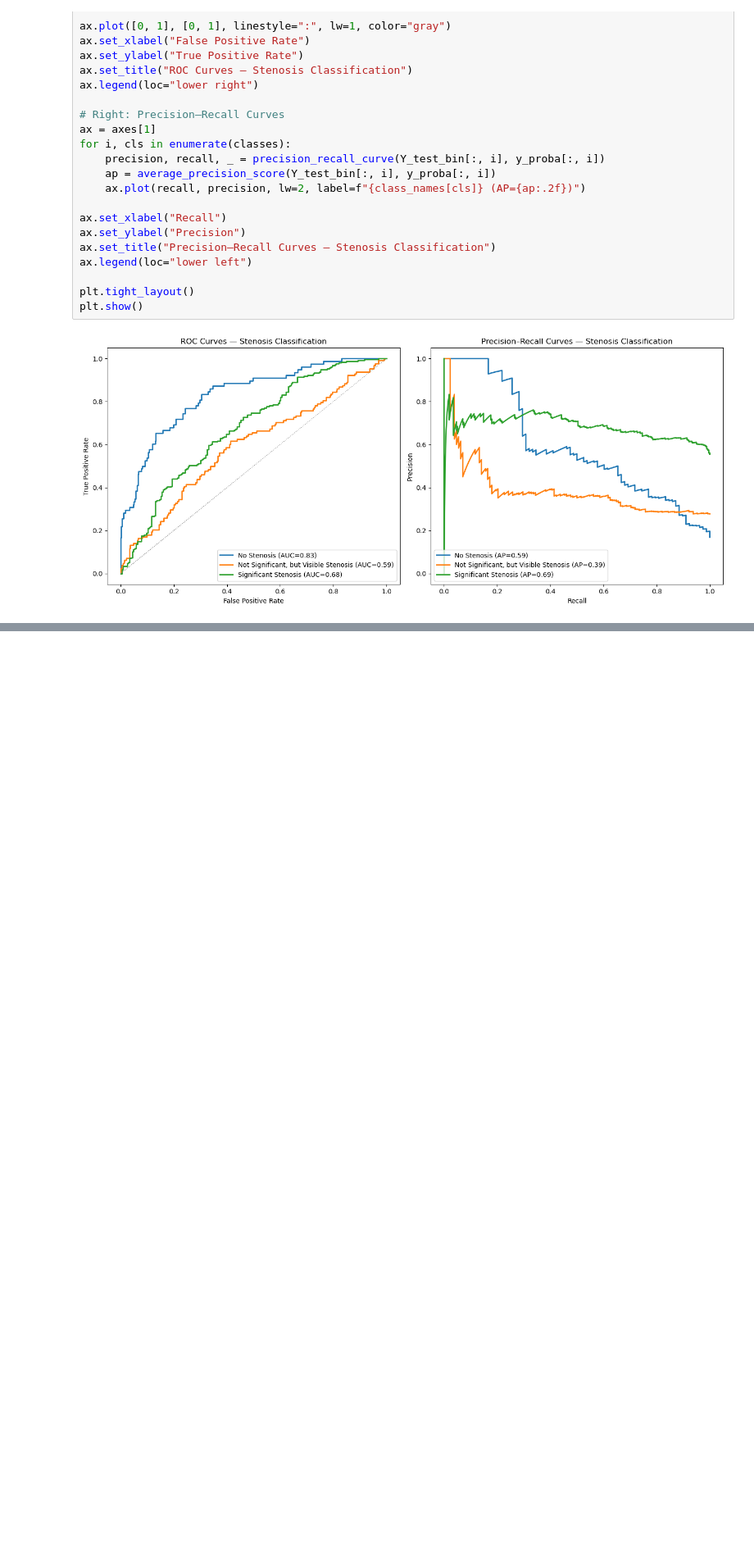
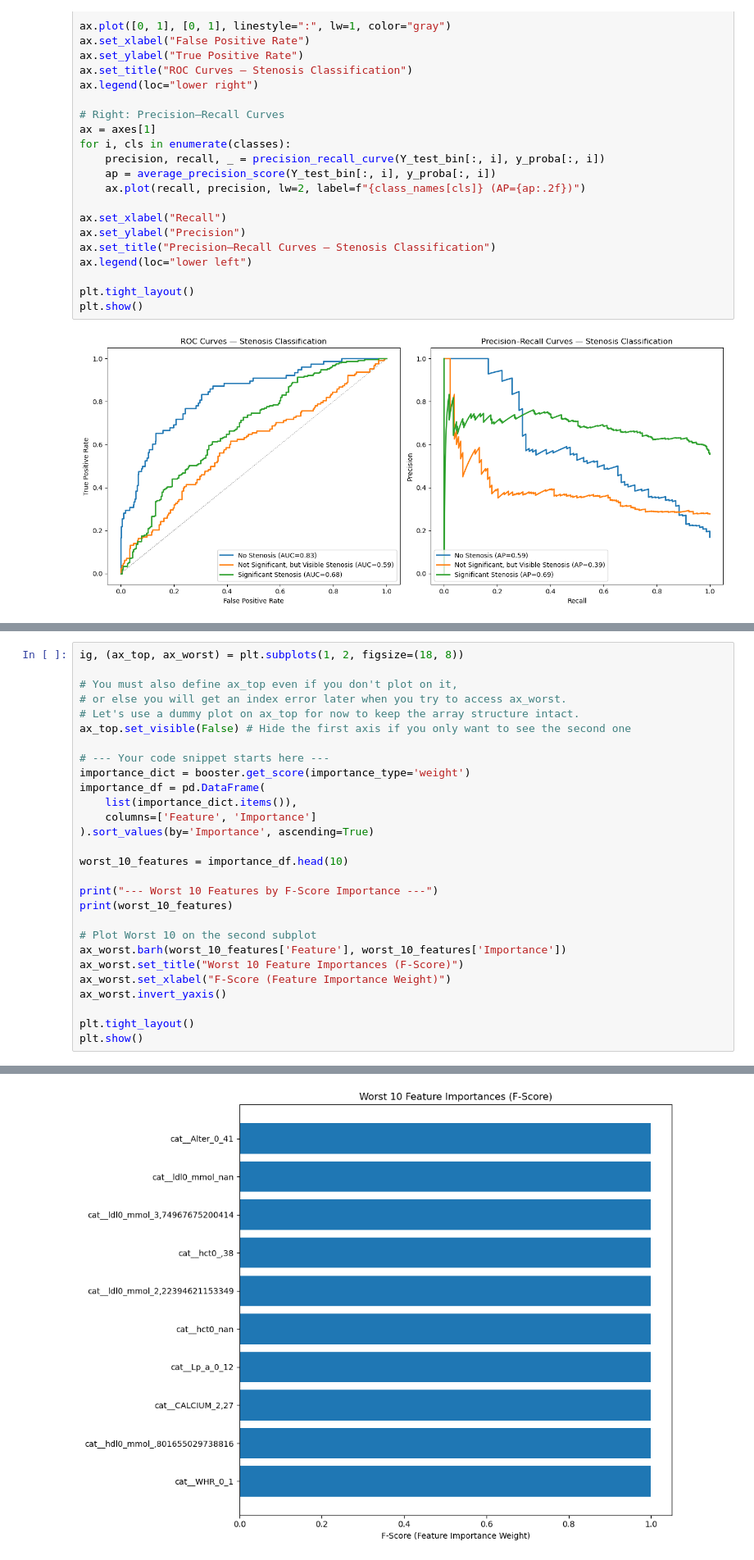
Before and after one commit to samuellukaswidmer/Bachelorproject-HS25, a Jupyter notebook: xgboost-binary-classification.ipynb, the cells around one changed output, grey strips where cells are left out. Shown at 82% size. Drawn from its saved outputs; the diff is of its cells as text; blank space fills up the shorter version.

```diff
--- a/xgboost-binary-classification.ipynb
+++ b/xgboost-binary-classification.ipynb
@@ -247,0 +266,29 @@ plt.show()
+# %%
+ig, (ax_top, ax_worst) = plt.subplots(1, 2, figsize=(18, 8))
+
+# You must also define ax_top even if you don't plot on it,
+# or else you will get an index error later when you try to access ax_worst.
+# Let's use a dummy plot on ax_top for now to keep the array structure intact.
+ax_top.set_visible(False) # Hide the first axis if you only want to see the second one
+
+# --- Your code snippet starts here ---
+importance_dict = booster.get_score(importance_type='weight')
+importance_df = pd.DataFrame(
+    list(importance_dict.items()),
+    columns=['Feature', 'Importance']
+).sort_values(by='Importance', ascending=True)
+
+worst_10_features = importance_df.head(10)
+
+print("--- Worst 10 Features by F-Score Importance ---")
+print(worst_10_features)
+
+# Plot Worst 10 on the second subplot
+ax_worst.barh(worst_10_features['Feature'], worst_10_features['Importance'])
+ax_worst.set_title("Worst 10 Feature Importances (F-Score)")
+ax_worst.set_xlabel("F-Score (Feature Importance Weight)")
+ax_worst.invert_yaxis()
+
+plt.tight_layout()
+plt.show()
+# %% [output]
@@ -247,0 +307 @@ plt.show()
+[figure, added]
```
Also changed, not shown: parts of 6 cells of this notebook, 1 other file.
